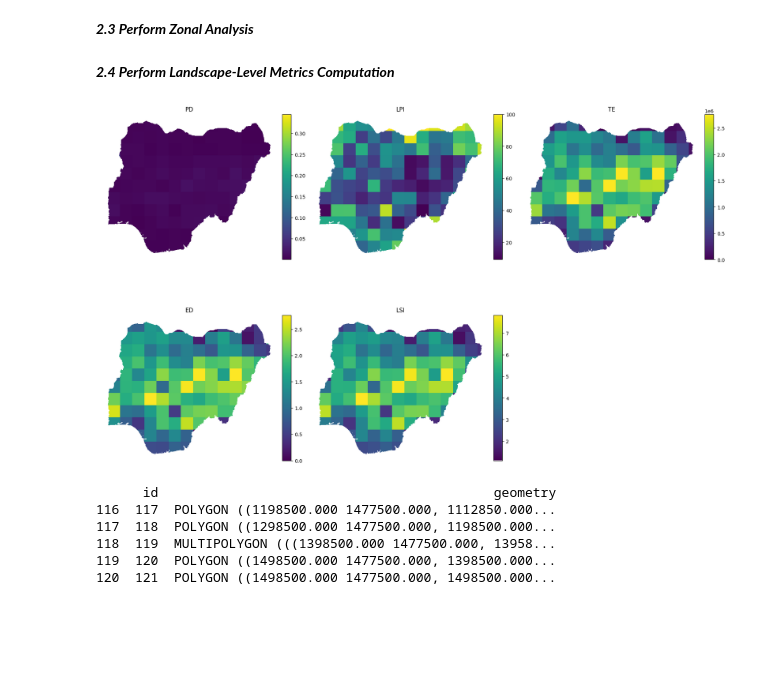
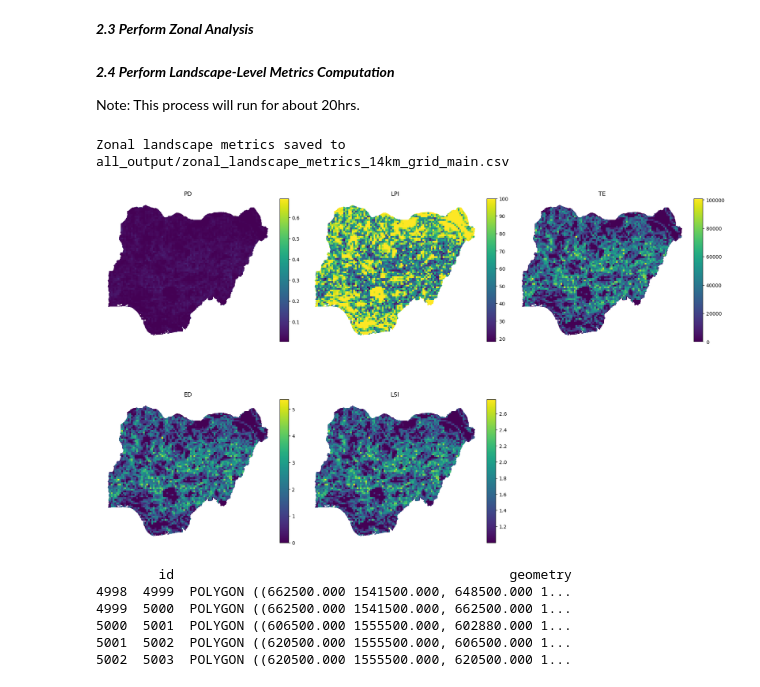
Before and after one commit to Patrick-Samson-Udama-Eneche/landscape-character-nigeria, a Jupyter notebook: landscape_stats.ipynb, the cells around one changed output. Saved outputs shown, nothing was run; the diff lists cells and outputs as text; code cells hidden in the pictures; blank space fills up the shorter version.

Commit message:
Updated the 14km grid instead of 100km used for testing.

```diff
--- a/landscape_stats.ipynb
+++ b/landscape_stats.ipynb
@@ -370,11 +368,8 @@ transform: | 1335.00, 0.00, 298500.00|
 | 0.00,-1084.00, 1561500.00|
 | 0.00, 0.00, 1.00|
 # %%
-# Path to the raster file
-landscape_raster = 'all_output/complete_landscape_ch_raster_nodata.tif'
-
 # Open the raster file
-with rasterio.open(landscape_raster) as src:
+with rasterio.open(output_raster) as src:
     # Get raster properties
     transform = src.transform
     cell_size_x, cell_size_y = transform[0], transform[4]  # Get cell size in x and y directions
@@ -445,6 +440,8 @@ za = pls.ZonalAnalysis( # Refer to pylandstats...
 )
 # %% [markdown]
 _**2.4 Perform Landscape-Level Metrics Computation**_
+
+Note: This process will run for about 20hrs.
 # %%
 # Define the metrics to compute
 metrics = [
@@ -471,6 +468,8 @@ zonal_metrics_merged_gdf = grid_gdf.merge(zonal_metrics_df, left_on='id', right_
 zonal_metrics_merged_gdf.to_file(output_geojson_path, driver='GeoJSON')
 
 print(f"Zonal landscape metrics saved to {output_csv_path}")
+# %% [output]
+Zonal landscape metrics saved to all_output/zonal_landscape_metrics_14km_grid_main.csv
 # %%
 # Define the metrics and their titles
 metrics = [
@@ -490,38 +489,38 @@ metric_titles = {
 
 # Fill NaN values with 0 for all metrics
 #for metric in metrics:
 #    grid_gdf[metric] = grid_gdf[metric].fillna(0)
 
 # Plotting
 fig, axes = plt.subplots(2, 3, figsize=(18, 12))
 axes = axes.flatten()
 
 for i, metric in enumerate(metrics):
     ax = axes[i]
     divider = make_axes_locatable(ax)
     cax = divider.append_axes("right", size="5%", pad=0.1)
 
     # Plot the data with min-max normalization
-    merged_gdf.plot(column=metric, ax=ax, legend=True, cax=cax, cmap='viridis')
+    zonal_metrics_merged_gdf.plot(column=metric, ax=ax, legend=True, cax=cax, cmap='viridis')
     ax.set_title(metric_titles[metric])
     ax.set_axis_off()
 
 # Remove any unused subplots
 if len(metrics) < len(axes):
     for j in range(len(metrics), len(axes)):
         fig.delaxes(axes[j])
 
 plt.tight_layout()
 plt.savefig('all_output/landscape_level_metrics_14km.png')
 plt.savefig('all_output/landscape_level_metrics_14km.svg')
 plt.show()
 
 print(grid_gdf.tail(5))
 # %% [output]
-[figure, old version]
+[figure, new version]
-      id                                           geometry
-116  117  POLYGON ((1198500.000 1477500.000, 1112850.000...
-117  118  POLYGON ((1298500.000 1477500.000, 1198500.000...
-118  119  MULTIPOLYGON (((1398500.000 1477500.000, 13958...
-119  120  POLYGON ((1498500.000 1477500.000, 1398500.000...
-120  121  POLYGON ((1498500.000 1477500.000, 1498500.000...
+        id                                           geometry
+4998  4999  POLYGON ((662500.000 1541500.000, 648500.000 1...
+4999  5000  POLYGON ((662500.000 1541500.000, 662500.000 1...
+5000  5001  POLYGON ((606500.000 1555500.000, 602880.000 1...
+5001  5002  POLYGON ((620500.000 1555500.000, 606500.000 1...
+5002  5003  POLYGON ((620500.000 1555500.000, 620500.000 1...
```
Also changed, not shown: parts of 4 cells of this notebook.
